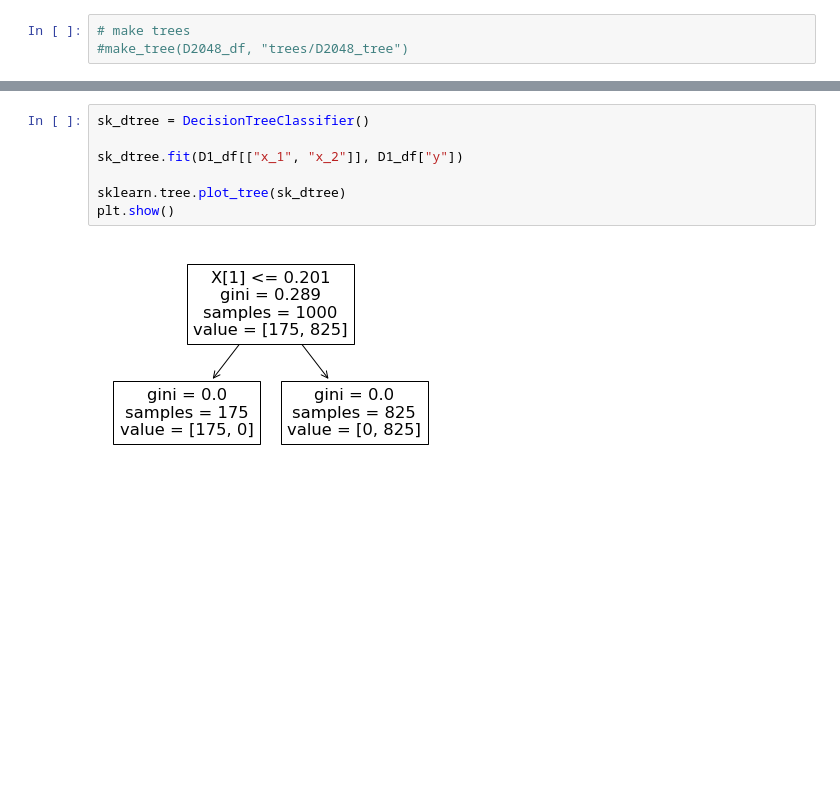
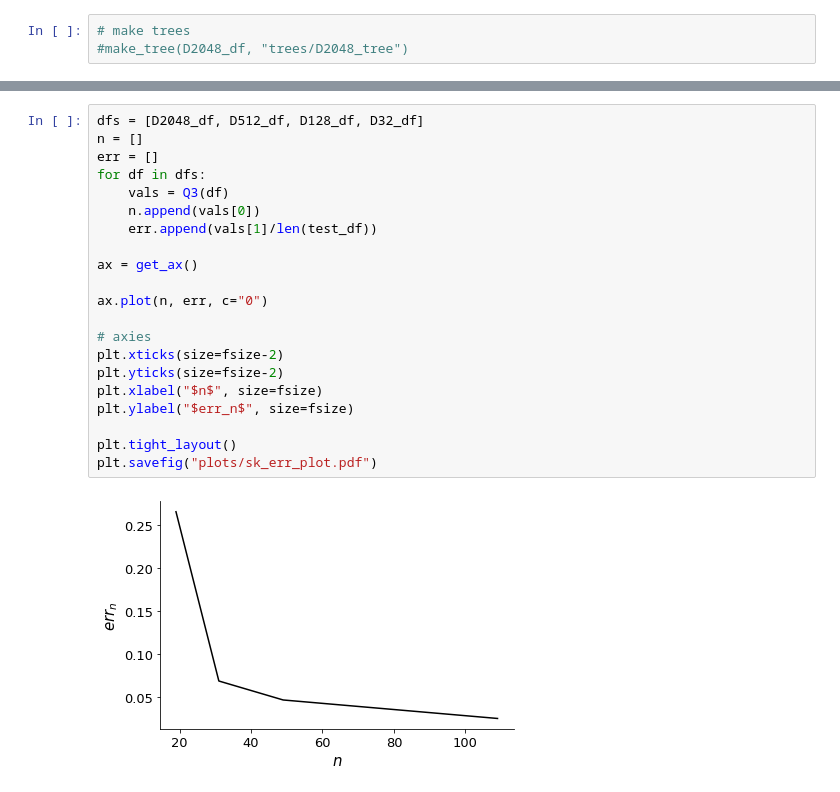
Before and after one commit to TurnerEntenmann/CS760_HW2, a Jupyter notebook: main.ipynb, the cells around one changed output, grey strips where cells are left out. Cells and saved outputs as stored; diff of their text form; blank space fills up the shorter version.

```diff
--- a/main.ipynb
+++ b/main.ipynb
@@ -417,9 +418,23 @@ Q3(D32_df)
-# %%
-sk_dtree = DecisionTreeClassifier()
-
-sk_dtree.fit(D1_df[["x_1", "x_2"]], D1_df["y"])
-
-sklearn.tree.plot_tree(sk_dtree)
-plt.show()
-# %% [output]
-[figure, removed]
+# %%
+dfs = [D2048_df, D512_df, D128_df, D32_df]
+n = []
+err = []
+for df in dfs:
+    vals = Q3(df)
+    n.append(vals[0])
+    err.append(vals[1]/len(test_df))
+
+ax = get_ax()
+
+ax.plot(n, err, c="0")
+
+# axies
+plt.xticks(size=fsize-2)
+plt.yticks(size=fsize-2)
+plt.xlabel("$n$", size=fsize)
+plt.ylabel("$err_n$", size=fsize)
+
+plt.tight_layout()
+plt.savefig("plots/sk_err_plot.pdf")
+# %% [output]
+[figure, added]
```
Also changed, not shown: parts of 11 cells of this notebook, 3 other files.
